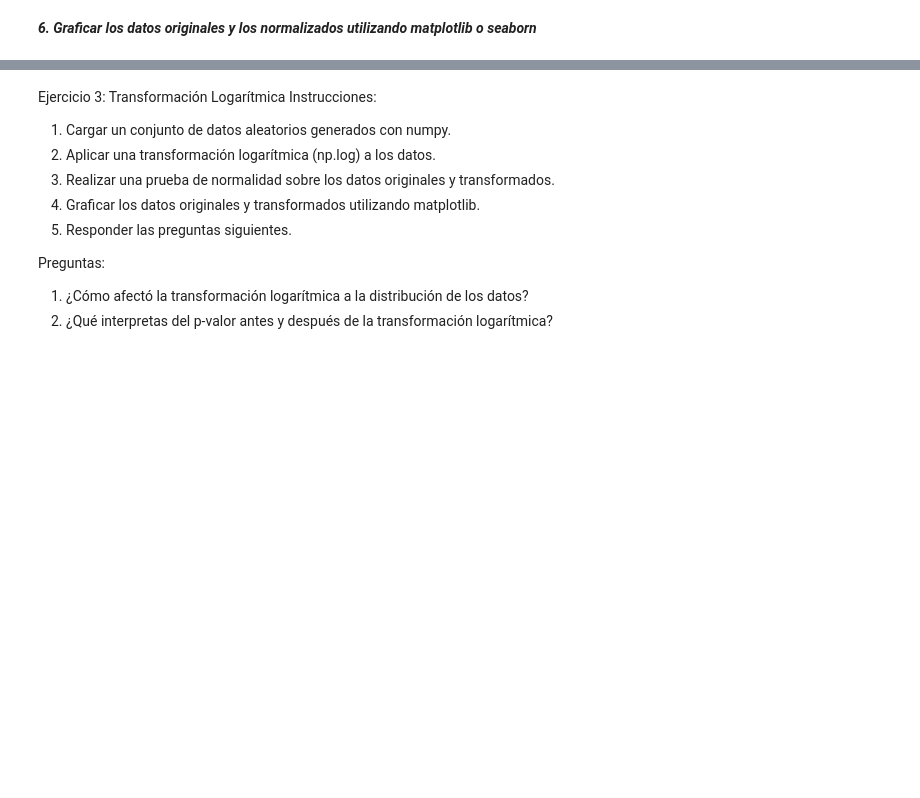
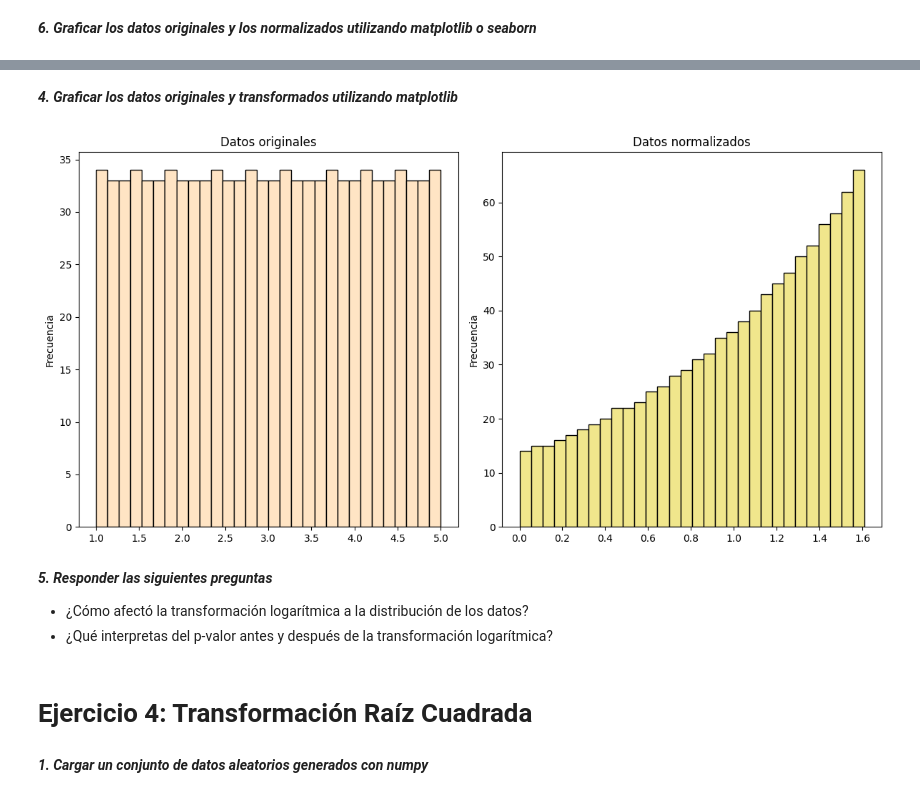
Before and after one commit to jonathanahc/Practicas, a Jupyter notebook: Pràctica_21_Ejercicios_de_Normalizacion.ipynb, the cells around one changed output, grey strips where cells are left out. Saved outputs shown, nothing was run; the diff lists cells and outputs as text; code cells hidden in the pictures; blank space fills up the shorter version.

```diff
--- a/Pràctica_21_Ejercicios_de_Normalizacion.ipynb
+++ b/Pràctica_21_Ejercicios_de_Normalizacion.ipynb
@@ -38,0 +226,3 @@ Preguntas:
+# %%
+datos = np.linspace(1, 5, 1000)
+datos
@@ -38,0 +249,3 @@ Preguntas:
+# %%
+normalizados3 = np.log(datos)
+normalizados3
@@ -39,12 +292,28 @@ Preguntas:
+# %% [markdown]
+***4. Graficar los datos originales y transformados utilizando matplotlib***
+# %%
+plt.figure(figsize=(12, 6))
+
+plt.subplot(1, 2, 1)
+plt.hist(datos, bins=30, color='bisque', edgecolor='black')
+plt.title("Datos originales")
+plt.ylabel('Frecuencia')
+
+plt.subplot(1, 2, 2)
+plt.hist(normalizados3, bins=30, color='khaki', edgecolor='black')
+plt.title("Datos normalizados")
+plt.ylabel('Frecuencia')
+
+plt.tight_layout()
+plt.show()
+# %% [output]
+[figure, added]
 # %% [markdown]
-Ejercicio 3: Transformación Logarítmica
-Instrucciones:
-1.	Cargar un conjunto de datos aleatorios generados con numpy.
-2.	Aplicar una transformación logarítmica (np.log) a los datos.
-3.	Realizar una prueba de normalidad sobre los datos originales y transformados.
-4.	Graficar los datos originales y transformados utilizando matplotlib.
-5.	Responder las preguntas siguientes.
+***5. Responder las siguientes preguntas***
 
-Preguntas:
-1.	¿Cómo afectó la transformación logarítmica a la distribución de los datos?
-2.	¿Qué interpretas del p-valor antes y después de la transformación logarítmica?
+*   ¿Cómo afectó la transformación logarítmica a la distribución de los datos?
+*   ¿Qué interpretas del p-valor antes y después de la transformación logarítmica?
+# %% [markdown]
+# Ejercicio 4: Transformación Raíz Cuadrada
+# %% [markdown]
+***1. Cargar un conjunto de datos aleatorios generados con numpy***
```
Also changed, not shown: parts of 47 cells of this notebook.
